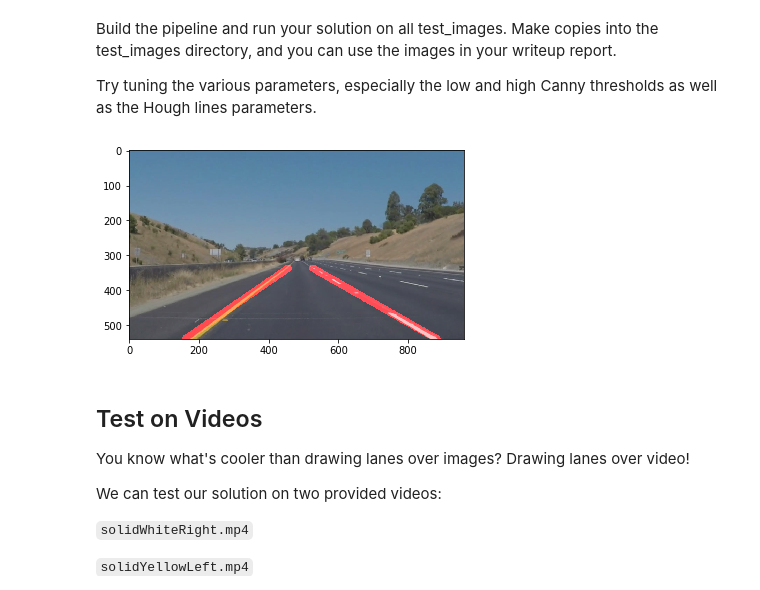
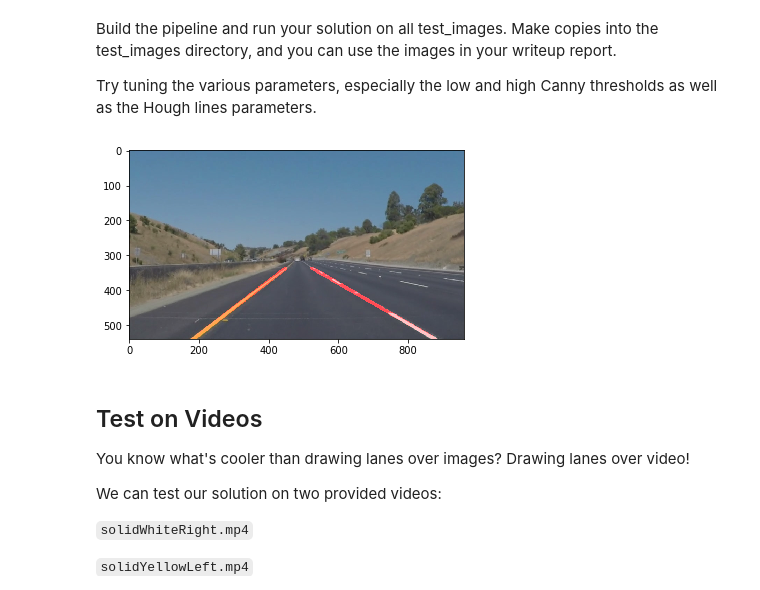
Before and after one commit to ShikaSD/CarND-LaneLines-P1, a Jupyter notebook: P1.ipynb, the cells around one changed output. Saved outputs shown, nothing was run; the diff lists cells and outputs as text; code cells hidden in the pictures.

Commit message:
Use yellow filter for the lines

```diff
--- a/P1.ipynb
+++ b/P1.ipynb
@@ -82,12 +82,17 @@ Below are some helper functions to help get you started. They should look famili
 import math
 from functools import reduce
 
-def hls_threshold(img, low_thres = (0, 150, 0), high_thres = (255, 255, 255)):
+def hls_threshold(img):
     """
-    Transforms image to HLS space and thresholds it to the mask by given range
+    Transforms image to HLS space and thresholds it to the mask
     """
     hls_img = cv2.cvtColor(img, cv2.COLOR_RGB2HLS)
-    return cv2.inRange(hls_img, low_thres, high_thres)
+    white = cv2.inRange(hls_img, (0, 230, 0), (255, 255, 255))
+    yellow = cv2.inRange(hls_img, (15, 120, 150), (25, 220, 250))
+
+    mask = cv2.bitwise_or(white, yellow)
+
+    return cv2.bitwise_and(img, img, mask=mask)
 
 def canny(img, low_threshold, high_threshold):
     """Applies the Canny transform"""
@@ -152,10 +157,10 @@ def draw_lines(img, lines):
 
     for line in lines:
         for x1,y1,x2,y2 in line:
-            #cv2.line(img, (x1, y1), (x2, y2), [0,255,0], 2)
             slope = ((y2-y1) / (x2-x1))
             if abs(slope) >= high_slope_limit or abs(slope) <= low_slope_limit:
                 continue
+            #cv2.line(img, (x1, y1), (x2, y2), [0,255,0], 2)
             if slope < 0:
                 if x1 > img_width / 2 or x2 > img_width / 2:
                     continue
@@ -175,7 +180,7 @@ def draw_lines(img, lines):
     draw_line(img, left_x, left_y)
     draw_line(img, right_x, right_y)
 
-def draw_line(img, points_x, points_y, color=[255, 0, 0], thickness=20):
+def draw_line(img, points_x, points_y, color=[255, 0, 0], thickness=10):
     """
     Fits the line through the points and draw it on the image
     """
@@ -256,39 +262,39 @@ images = os.listdir("test_images/")
 
 for source_name in images:
     # Ignore hidden system files (.DS_Store) and already processed files
     if source_name.startswith('.') or source_name.startswith('line_'):
         continue
 
     source_img = mpimg.imread('test_images/' + source_name)
     thres_img = hls_threshold(source_img)
 
     # Gaussian blur
     kernel_size = 3
     blur_img = gaussian_blur(thres_img, kernel_size)
 
     # Canny
     canny_low_threshold  = 45
     canny_high_threshold = 130
     canny_img = canny(blur_img, canny_low_threshold, canny_high_threshold)
 
     # Region mask
     masked_img = region_of_interest(canny_img, get_region_vertices(canny_img))
 
     # Hough transform
-    rho = 1 # distance resolution in pixels of the Hough grid
-    theta = np.pi/180 # angular resolution in radians of the Hough grid
-    threshold = 10     # minimum number of votes (intersections in Hough grid cell)
-    min_line_length = 5 #minimum number of pixels making up a line
-    max_line_gap = 5    # maximum gap in pixels between connectable line segments
+    rho = 1              # distance resolution in pixels of the Hough grid
+    theta = np.pi/180    # angular resolution in radians of the Hough grid
+    threshold = 20       # minimum number of votes (intersections in Hough grid cell)
+    min_line_length = 20 # minimum number of pixels making up a line
+    max_line_gap = 20    # maximum gap in pixels between connectable line segments
     line_img = hough_lines(masked_img, rho, theta, threshold, min_line_length, max_line_gap)
 
     end_img = weighted_img(line_img, source_img)
 
     plt.imshow(end_img)
 
     mpimg.imsave("test_images/line_" + source_name, end_img)
 # %% [output]
-[figure, old version]
+[figure, new version]
 # %% [markdown]
 ## Test on Videos
 
```
Also changed, not shown: parts of 5 cells of this notebook, 11 other files.
